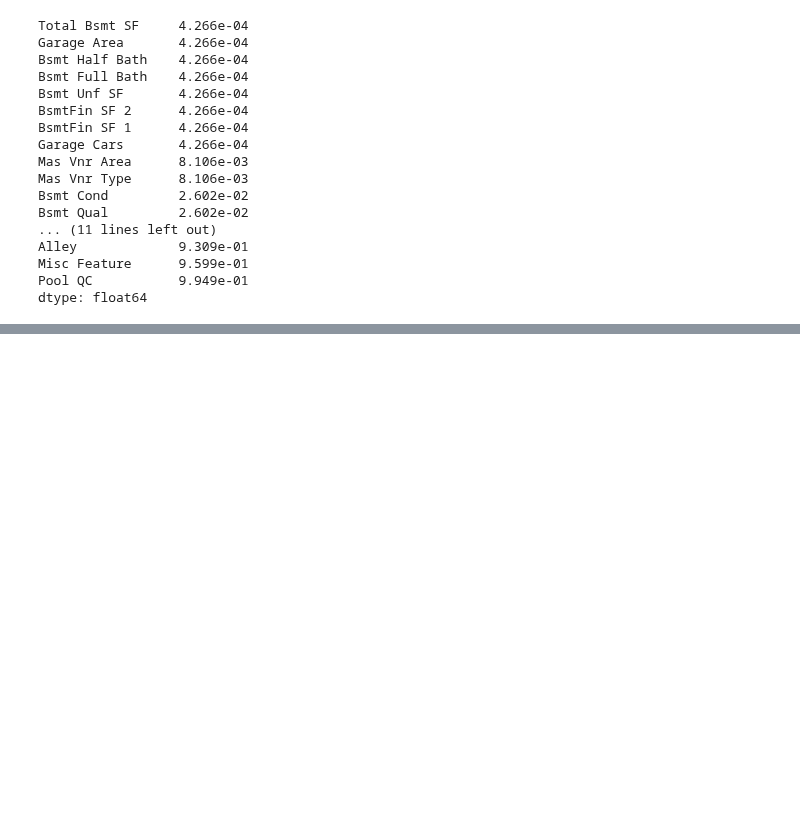
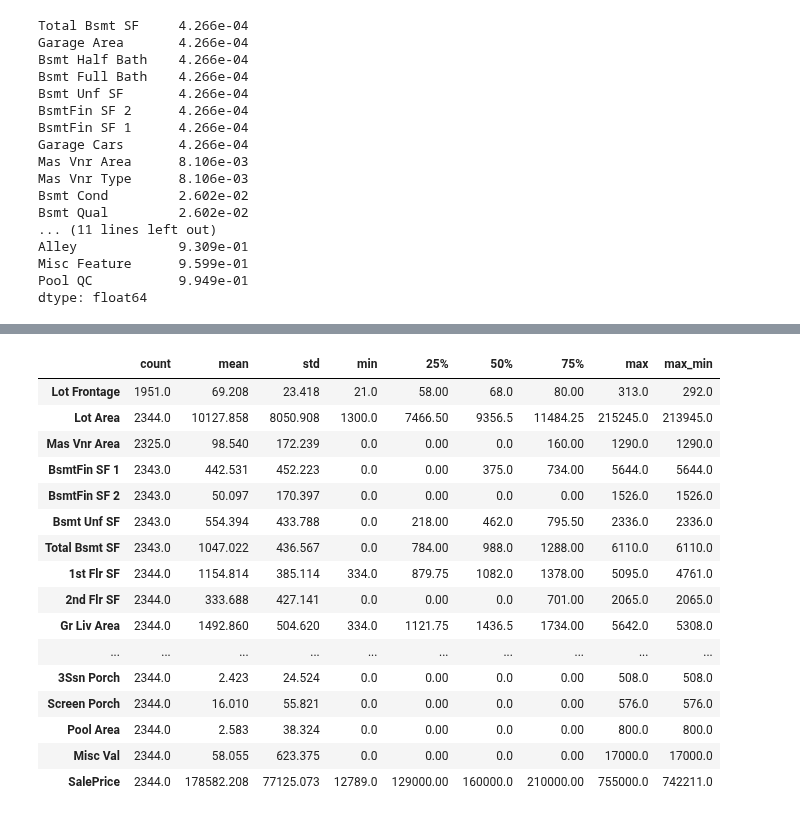
Before and after one commit to harera3/ML_Portfolio, a Jupyter notebook: 14_Ames_Housing_EDA.ipynb, the cells around one changed output, grey strips where cells are left out. Saved outputs shown, nothing was run; the diff lists cells and outputs as text; code cells hidden in the pictures; blank space fills up the shorter version.

```diff
--- a/14_Ames_Housing_EDA.ipynb
+++ b/14_Ames_Housing_EDA.ipynb
@@ -165,0 +187,22 @@ There are columns that are missing almost 100% of the data. That's virtually emp
+# %%
+ames_desc = ames[continuous].describe().T
+ames_desc['max_min'] = ames[continuous].max() - ames[continuous].min()
+ames_desc
+# %% [output]
+|  | count | mean | std | min | 25% | 50% | 75% | max | max_min |
+| Lot Frontage | 1951.0 | 69.208 | 23.418 | 21.0 | 58.00 | 68.0 | 80.00 | 313.0 | 292.0 |
+| Lot Area | 2344.0 | 10127.858 | 8050.908 | 1300.0 | 7466.50 | 9356.5 | 11484.25 | 215245.0 | 213945.0 |
+| Mas Vnr Area | 2325.0 | 98.540 | 172.239 | 0.0 | 0.00 | 0.0 | 160.00 | 1290.0 | 1290.0 |
+| BsmtFin SF 1 | 2343.0 | 442.531 | 452.223 | 0.0 | 0.00 | 375.0 | 734.00 | 5644.0 | 5644.0 |
+| BsmtFin SF 2 | 2343.0 | 50.097 | 170.397 | 0.0 | 0.00 | 0.0 | 0.00 | 1526.0 | 1526.0 |
+| Bsmt Unf SF | 2343.0 | 554.394 | 433.788 | 0.0 | 218.00 | 462.0 | 795.50 | 2336.0 | 2336.0 |
+| Total Bsmt SF | 2343.0 | 1047.022 | 436.567 | 0.0 | 784.00 | 988.0 | 1288.00 | 6110.0 | 6110.0 |
+| 1st Flr SF | 2344.0 | 1154.814 | 385.114 | 334.0 | 879.75 | 1082.0 | 1378.00 | 5095.0 | 4761.0 |
+| 2nd Flr SF | 2344.0 | 333.688 | 427.141 | 0.0 | 0.00 | 0.0 | 701.00 | 2065.0 | 2065.0 |
+| Gr Liv Area | 2344.0 | 1492.860 | 504.620 | 334.0 | 1121.75 | 1436.5 | 1734.00 | 5642.0 | 5308.0 |
+| ... | ... | ... | ... | ... | ... | ... | ... | ... | ... |
+| 3Ssn Porch | 2344.0 | 2.423 | 24.524 | 0.0 | 0.00 | 0.0 | 0.00 | 508.0 | 508.0 |
+| Screen Porch | 2344.0 | 16.010 | 55.821 | 0.0 | 0.00 | 0.0 | 0.00 | 576.0 | 576.0 |
+| Pool Area | 2344.0 | 2.583 | 38.324 | 0.0 | 0.00 | 0.0 | 0.00 | 800.0 | 800.0 |
+| Misc Val | 2344.0 | 58.055 | 623.375 | 0.0 | 0.00 | 0.0 | 0.00 | 17000.0 | 17000.0 |
+| SalePrice | 2344.0 | 178582.208 | 77125.073 | 12789.0 | 129000.00 | 160000.0 | 210000.00 | 755000.0 | 742211.0 |
```
Also changed, not shown: parts of 5 cells of this notebook.
